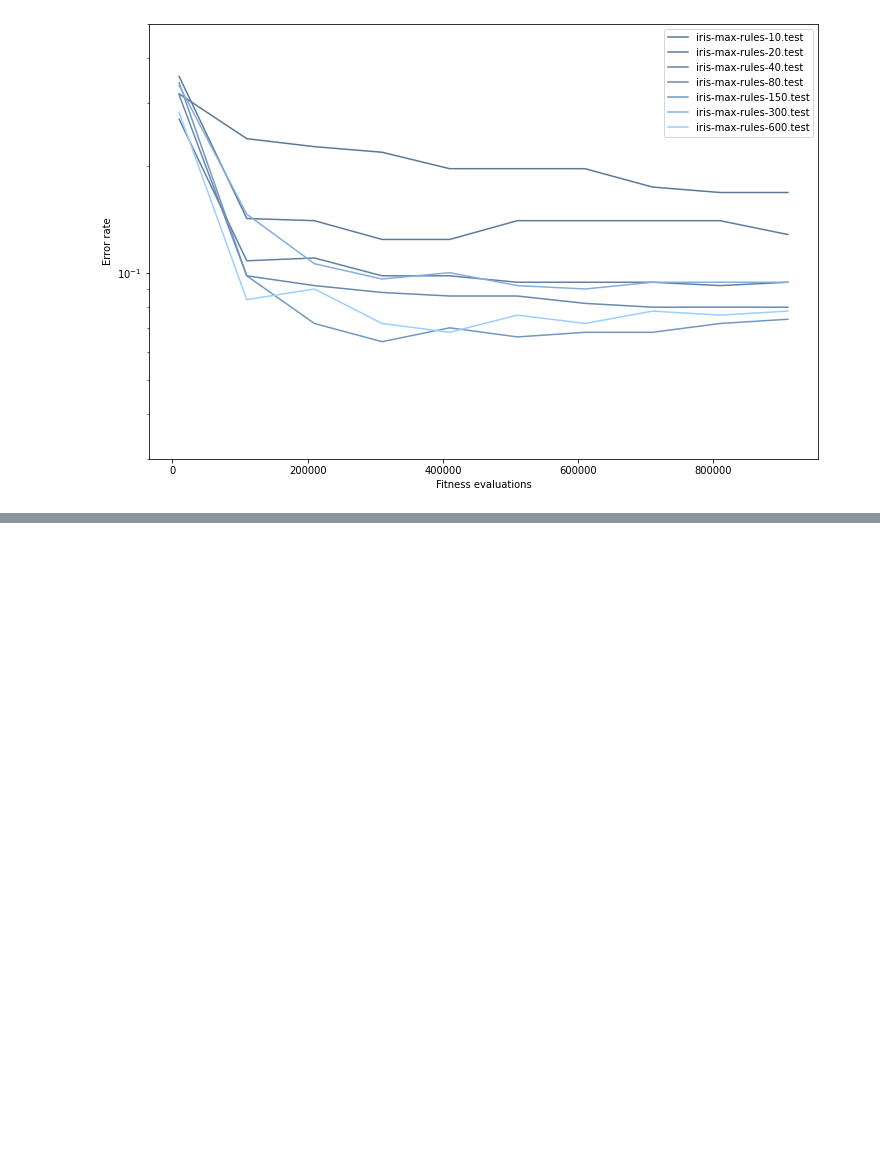
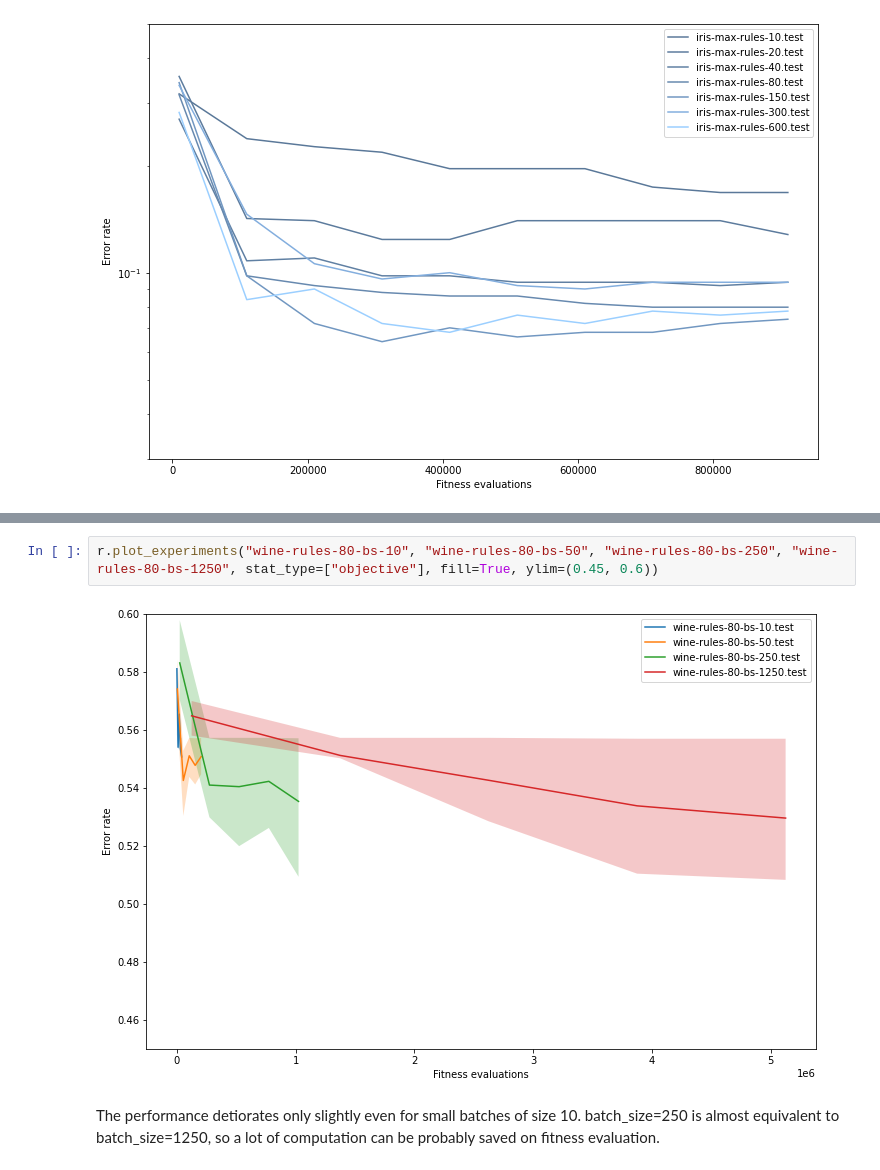
Before and after one commit to kubic71/mff, a Jupyter notebook: 2020-zs/evolution/hw6_classification_rules/rules_experiments.ipynb, the cells around one changed output, grey strips where cells are left out. Saved outputs shown, nothing was run; the diff lists cells and outputs as text; blank space fills up the shorter version.

```diff
--- a/2020-zs/evolution/hw6_classification_rules/rules_experiments.ipynb
+++ b/2020-zs/evolution/hw6_classification_rules/rules_experiments.ipynb
@@ -167,0 +151,6 @@ Before I tackle the Winequality, I will first improve the classifier.
+# %%
+r.plot_experiments("wine-rules-80-bs-10", "wine-rules-80-bs-50", "wine-rules-80-bs-250", "wine-rules-80-bs-1250", stat_type=["objective"], fill=True, ylim=(0.45, 0.6))
+# %% [output]
+[figure, added]
+# %% [markdown]
+The performance detiorates only slightly even for small batches of size 10. batch_size=250 is almost equivalent to batch_size=1250, so a lot of computation can be probably saved on fitness evaluation.
```
Also changed, not shown: parts of 28 cells of this notebook, 2 other files.
